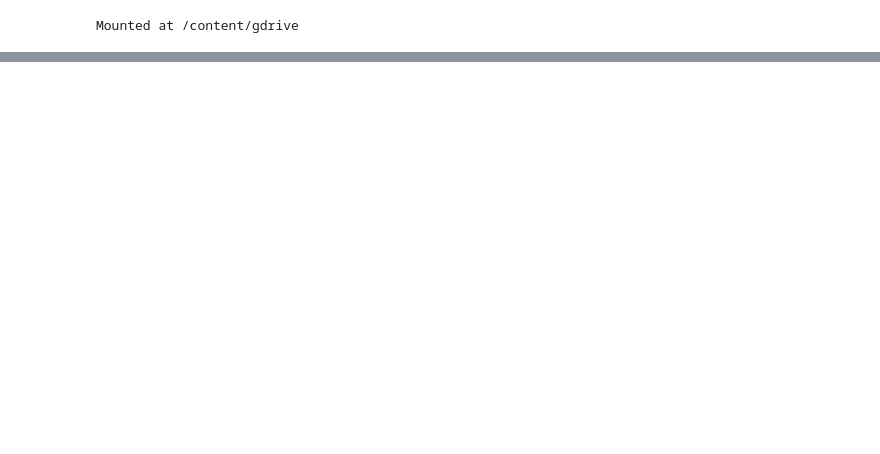
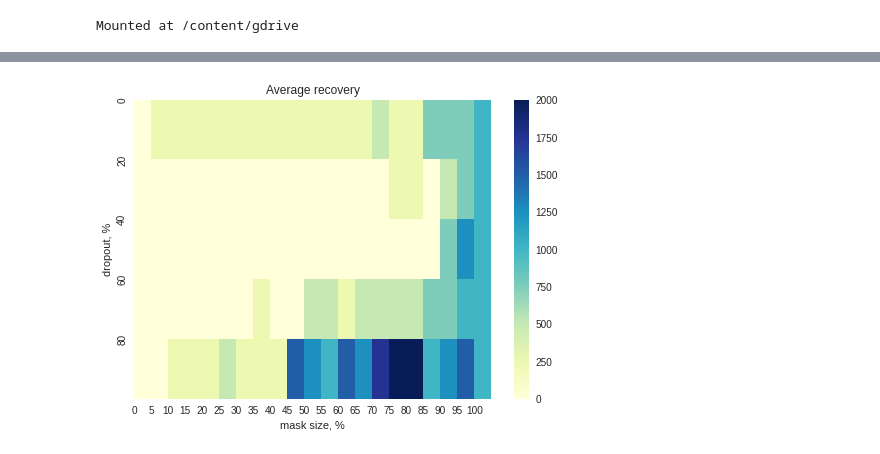
Before and after one commit to mirklys/little-projects, a Jupyter notebook: thesis/data_analysis.ipynb, the cells around one changed output, grey strips where cells are left out. Saved outputs shown, nothing was run; the diff lists cells and outputs as text; code cells hidden in the pictures; blank space fills up the shorter version.

```diff
--- a/thesis/data_analysis.ipynb
+++ b/thesis/data_analysis.ipynb
@@ -206,0 +250,15 @@ size_average = mean_recovery(data_f_o, size=True)
+# %%
+import seaborn as sns
+
+plt.rcParams.update({'errorbar.capsize': 5, 'font.size': 12, 'font.family': 'Times New Roman'})
+colors = plt.cm.winter(np.linspace(0, 1, 4))
+plt.style.use('seaborn')
+ax = sns.heatmap(dropout_average, cmap="YlGnBu")
+plt.yticks([0, 1, 2, 3, 4], [0, 20, 40, 60, 80])
+plt.xticks(list(range(21)), np.arange(0, 105, 5))
+plt.title("Average recovery")
+plt.ylabel("dropout, %")
+plt.xlabel("mask size, %")
+plt.show()
+# %% [output]
+[figure, added]
```
Also changed, not shown: parts of 16 cells of this notebook.
